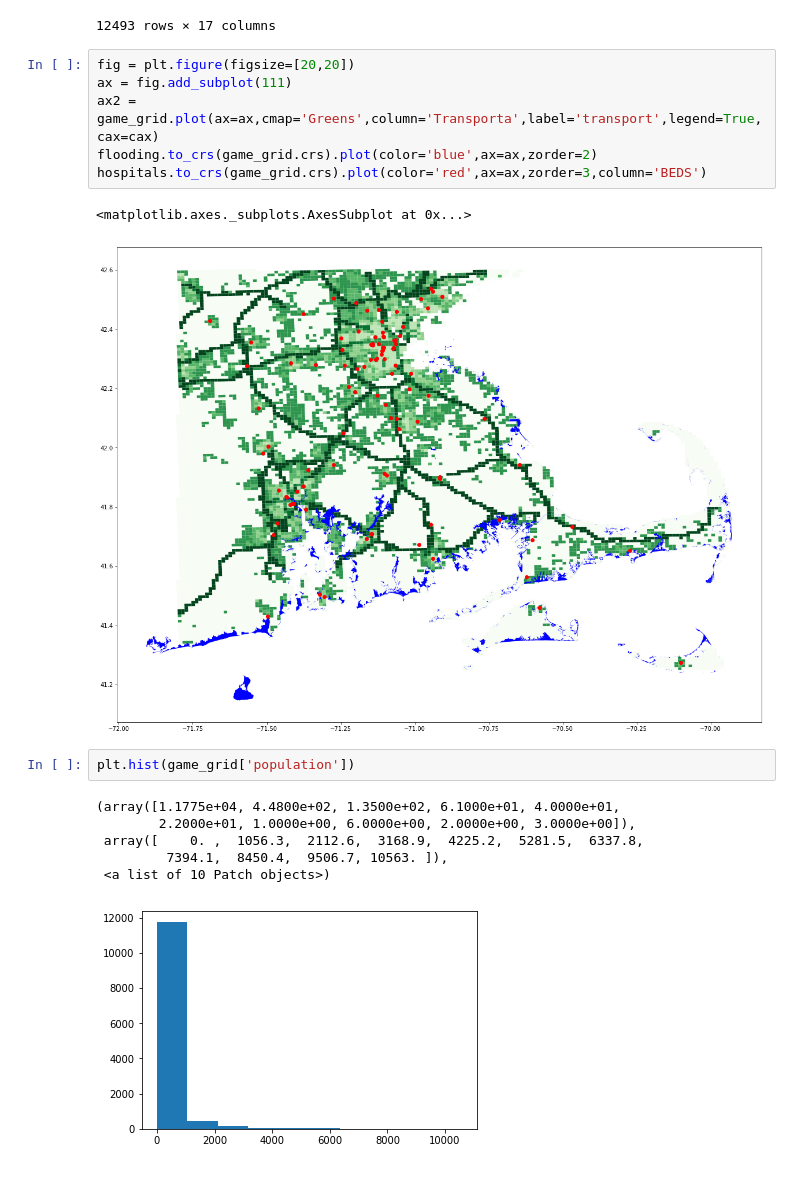
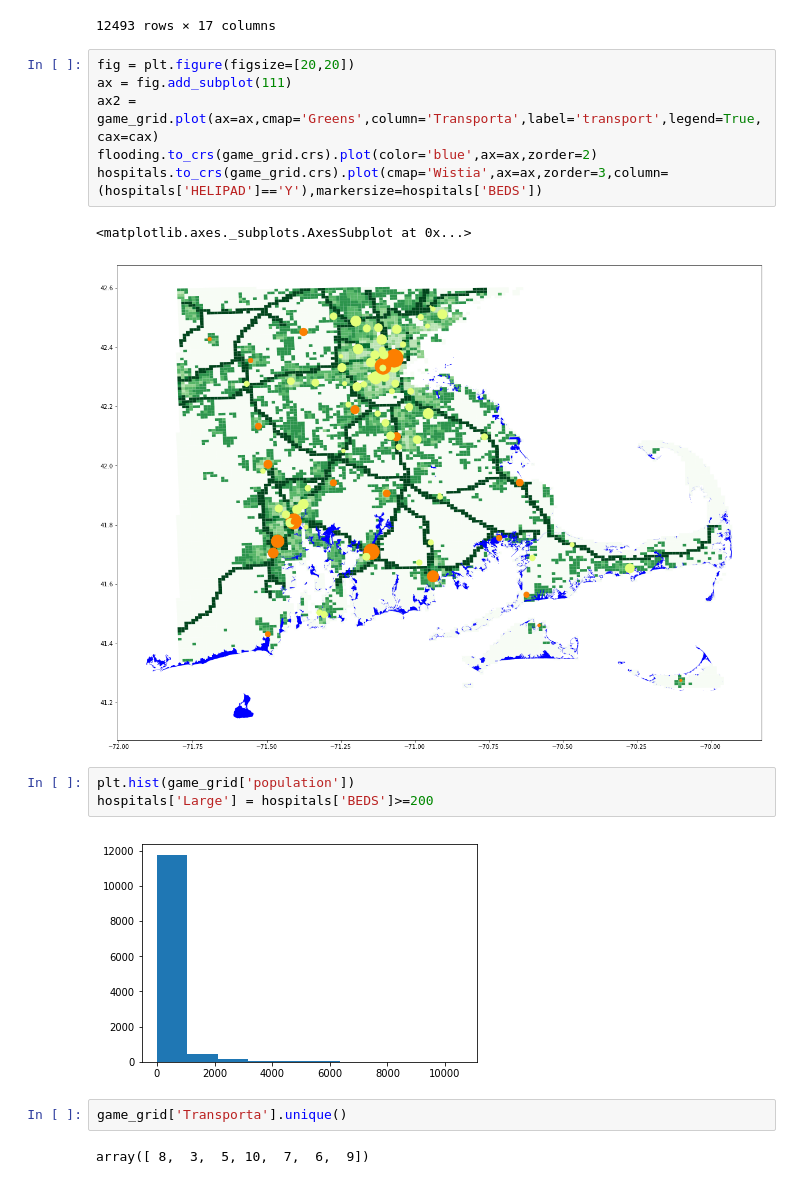
Before and after one commit to obhalerao/bwsi-remote-sensing-final-exercise-logistics, a Jupyter notebook: final_exercise_grid.ipynb, the cells around one changed output. Drawn from its saved outputs; the diff is of its cells as text.

```diff
--- a/final_exercise_grid.ipynb
+++ b/final_exercise_grid.ipynb
@@ -103,18 +108,18 @@ game_grid
 # %%
 fig = plt.figure(figsize=[20,20])
 ax = fig.add_subplot(111)
 ax2 = game_grid.plot(ax=ax,cmap='Greens',column='Transporta',label='transport',legend=True,cax=cax)
 flooding.to_crs(game_grid.crs).plot(color='blue',ax=ax,zorder=2)
-hospitals.to_crs(game_grid.crs).plot(color='red',ax=ax,zorder=3,column='BEDS')
+hospitals.to_crs(game_grid.crs).plot(cmap='Wistia',ax=ax,zorder=3,column=(hospitals['HELIPAD']=='Y'),markersize=hospitals['BEDS'])
 # %% [output]
 <matplotlib.axes._subplots.AxesSubplot at 0x...>
-[figure, old version]
+[figure, new version]
 # %%
 plt.hist(game_grid['population'])
+hospitals['Large'] = hospitals['BEDS']>=200
 # %% [output]
-(array([1.1775e+04, 4.4800e+02, 1.3500e+02, 6.1000e+01, 4.0000e+01,
-        2.2000e+01, 1.0000e+00, 6.0000e+00, 2.0000e+00, 3.0000e+00]),
- array([    0. ,  1056.3,  2112.6,  3168.9,  4225.2,  5281.5,  6337.8,
-         7394.1,  8450.4,  9506.7, 10563. ]),
- <a list of 10 Patch objects>)
 [figure]
+# %%
+game_grid['Transporta'].unique()
+# %% [output]
+array([ 8,  3,  5, 10,  7,  6,  9])
```
Also changed, not shown: parts of 2 cells of this notebook.
